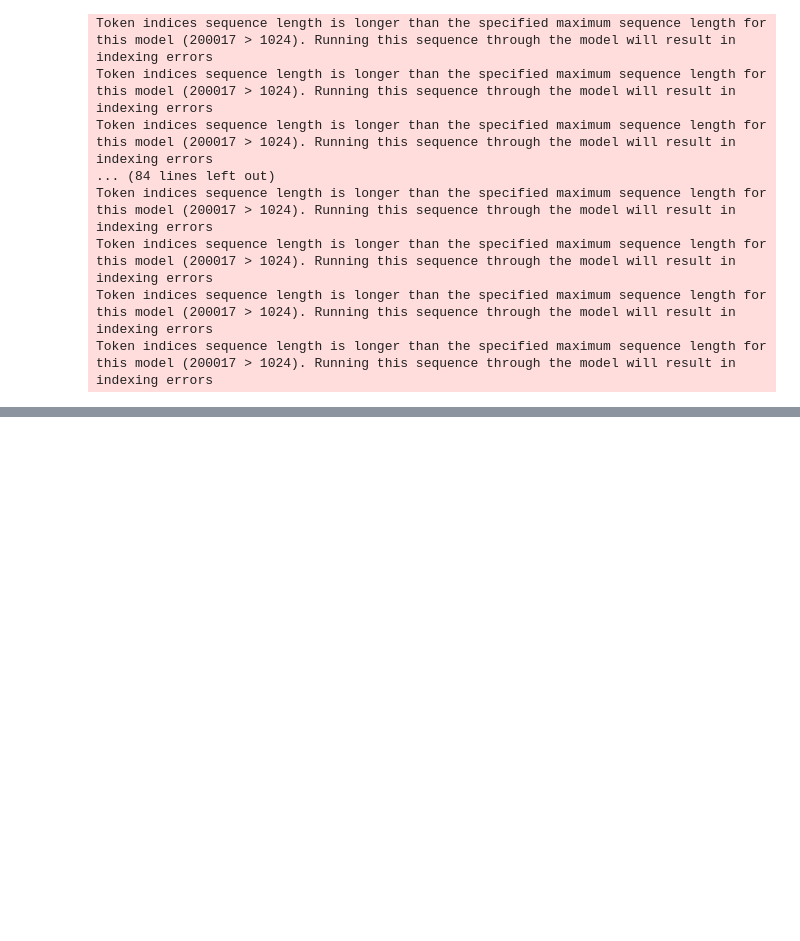
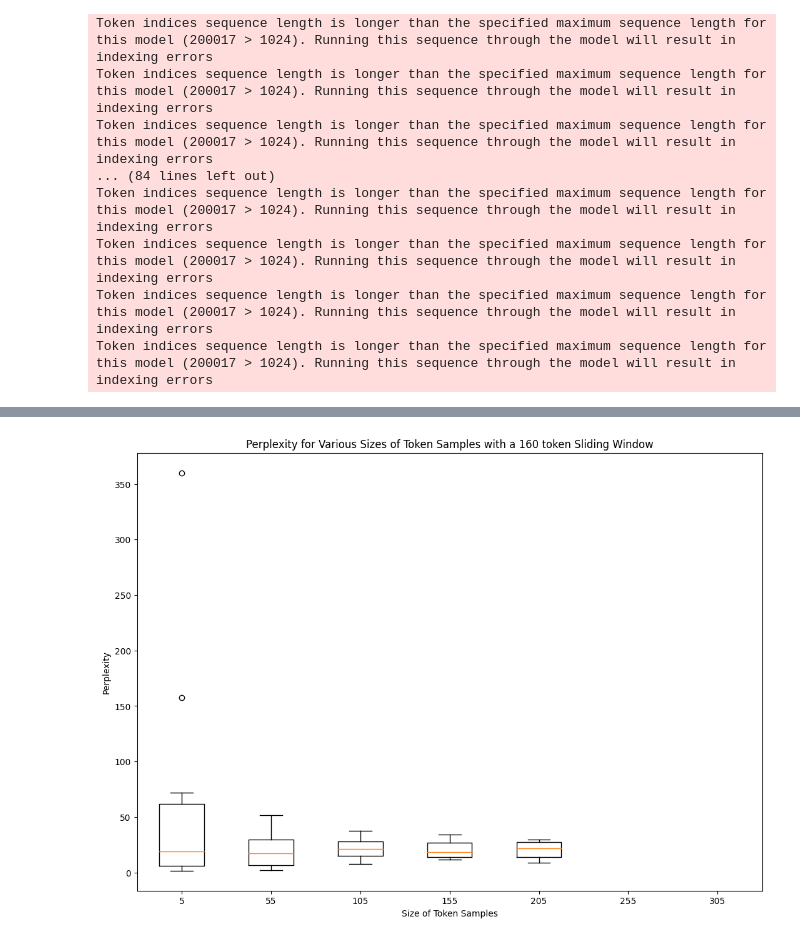
Before and after one commit to aecoaker/FTA-Summary, a Jupyter notebook: Exploring_BART_Models.ipynb, the cells around one changed output, grey strips where cells are left out. Cells and saved outputs as stored; diff of their text form; code cells hidden in the pictures; blank space fills up the shorter version.

```diff
--- a/Exploring_BART_Models.ipynb
+++ b/Exploring_BART_Models.ipynb
@@ -364,0 +370,8 @@ plt.show()
+# %%
+#check whether there's a difference in variation for different sample sizes of tokens
+df = pd.DataFrame()
+for j in range(5, 350, 50):
+  ls = []
+  for i in range(10):
+    ls.append(perplexity(fta_text, tokens = j, window = 160))
+  df['window ' + str(j)] = ls
@@ -365,3 +396,14 @@ plt.show()
+# %%
+fig = plt.figure(figsize = (10, 7))
+ax = fig.add_axes([0, 0, 1, 1])
+bp = ax.boxplot(df)
+ax.set_xticklabels(range(5, 350, 50))
+plt.title('Perplexity for Various Sizes of Token Samples with a 160 token Sliding Window')
+plt.xlabel('Size of Token Samples')
+plt.ylabel('Perplexity')
+plt.show()
+# %% [output]
+[figure, added]
 # %%
 #with this variation, we need to sample multiple times, re-writing the function to do that
 def perplexity(text, model = 'facebook/bart-base', window = 100, tokens = 10, samples = 10):
```
Also changed, not shown: parts of 3 cells of this notebook.
